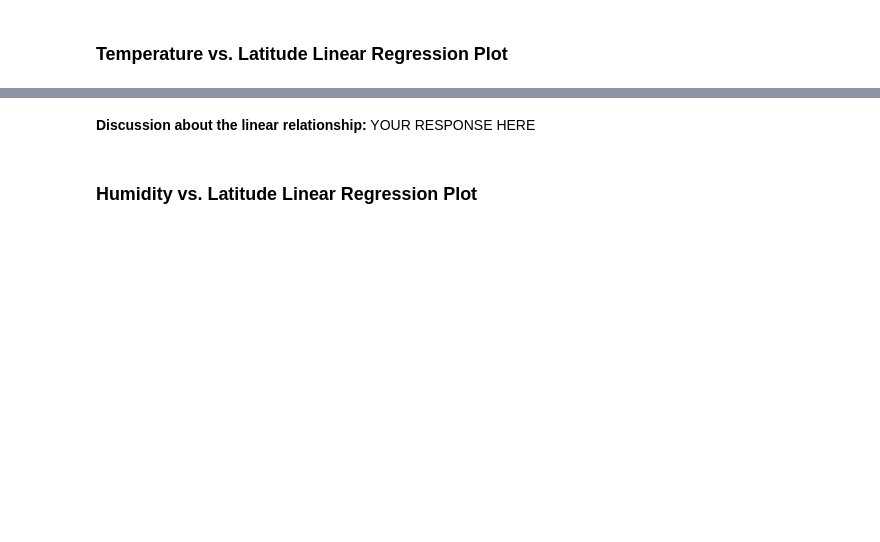
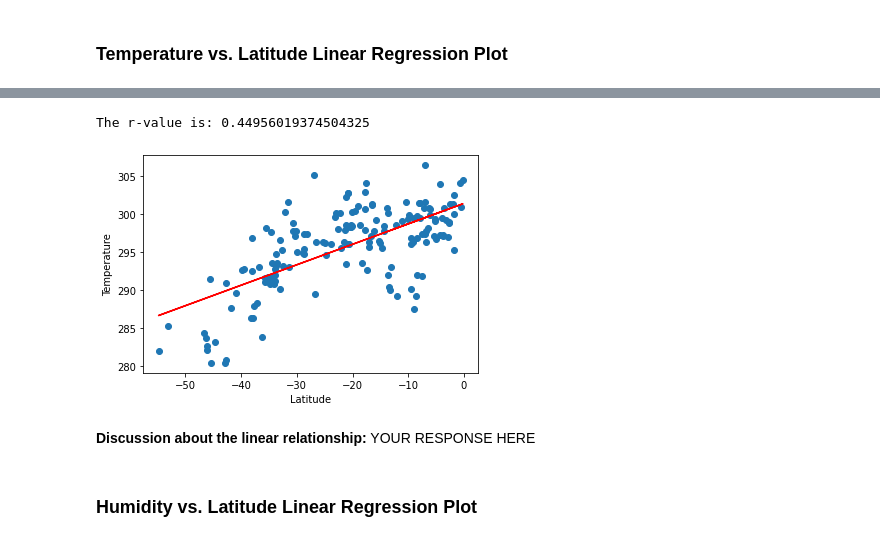
Before and after one commit to maderamel/python-api-challenge, a Jupyter notebook: WeatherPy.ipynb, the cells around one changed output, grey strips where cells are left out. Cells and saved outputs as stored; diff of their text form; code cells hidden in the pictures; blank space fills up the shorter version.

```diff
--- a/WeatherPy.ipynb
+++ b/WeatherPy.ipynb
@@ -328,6 +334,9 @@ The r-value is : -0.8747924727539343
 # %%
 # Linear regression on Southern Hemisphere
-# YOUR CODE HERE
+plot_linear_regression(southern_hemi_df["Lat"], southern_hemi_df["Max Temp"], "Temperature", (40,10))
+# %% [output]
+The r-value is: 0.44956019374504325
+[figure, added]
 # %% [markdown]
 **Discussion about the linear relationship:** YOUR RESPONSE HERE
 # %% [markdown]
```
Also changed, not shown: parts of 25 cells of this notebook, 5 other files.
